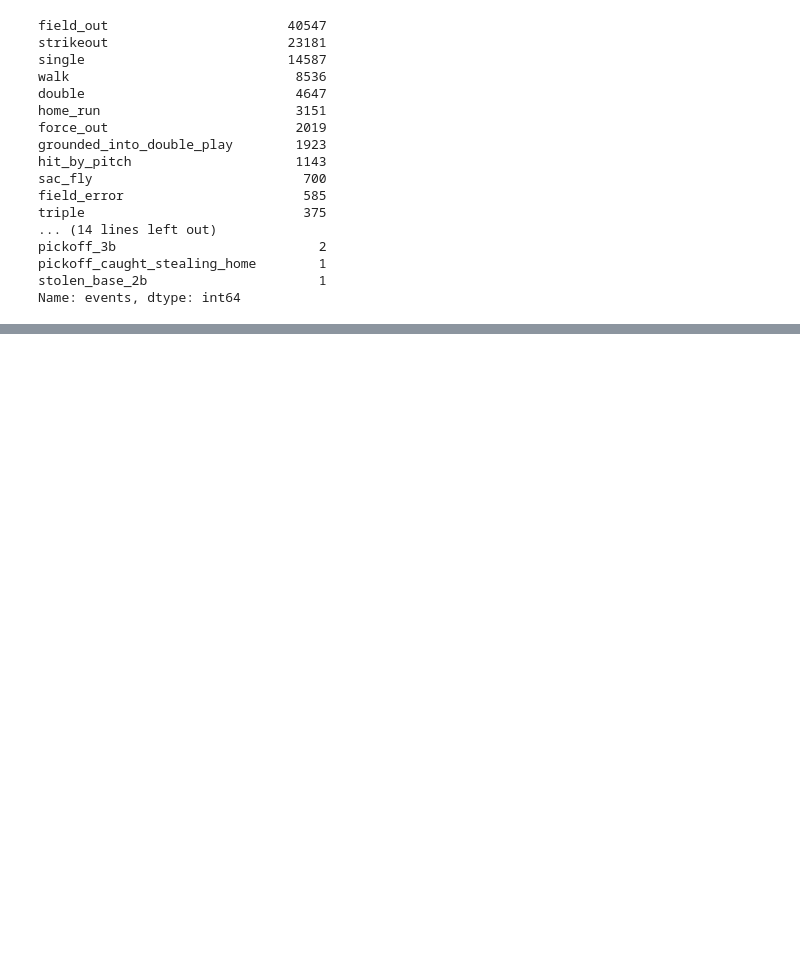
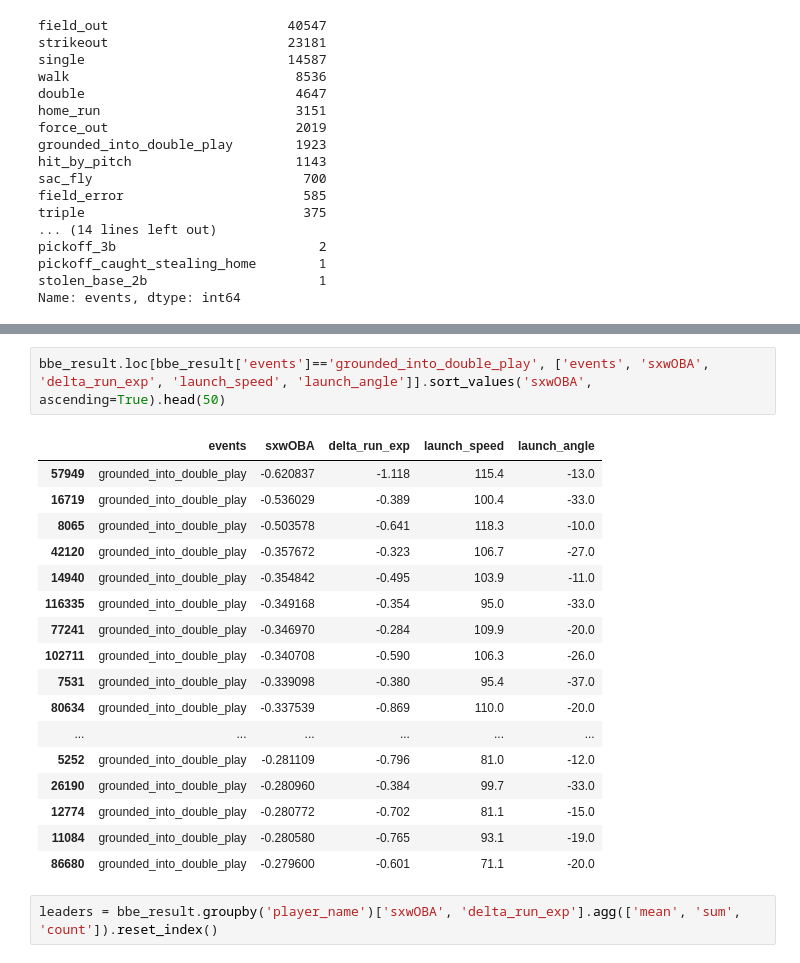
Before and after one commit to sam-walsh/sxwOBA, a Jupyter notebook: notebooks/run_values.ipynb, the cells around one changed output, grey strips where cells are left out. Drawn from its saved outputs; the diff is of its cells as text; blank space fills up the shorter version.

```diff
--- a/notebooks/run_values.ipynb
+++ b/notebooks/run_values.ipynb
@@ -30,0 +282,22 @@ df.loc[df['description']=='hit_into_play', 'events'].value_counts()
+# %%
+bbe_result.loc[bbe_result['events']=='grounded_into_double_play', ['events', 'sxwOBA', 'delta_run_exp', 'launch_speed', 'launch_angle']].sort_values('sxwOBA', ascending=True).head(50)
+# %% [output]
+|  | events | sxwOBA | delta_run_exp | launch_speed | launch_angle |
+| 57949 | grounded_into_double_play | -0.620837 | -1.118 | 115.4 | -13.0 |
+| 16719 | grounded_into_double_play | -0.536029 | -0.389 | 100.4 | -33.0 |
+| 8065 | grounded_into_double_play | -0.503578 | -0.641 | 118.3 | -10.0 |
+| 42120 | grounded_into_double_play | -0.357672 | -0.323 | 106.7 | -27.0 |
+| 14940 | grounded_into_double_play | -0.354842 | -0.495 | 103.9 | -11.0 |
+| 116335 | grounded_into_double_play | -0.349168 | -0.354 | 95.0 | -33.0 |
+| 77241 | grounded_into_double_play | -0.346970 | -0.284 | 109.9 | -20.0 |
+| 102711 | grounded_into_double_play | -0.340708 | -0.590 | 106.3 | -26.0 |
+| 7531 | grounded_into_double_play | -0.339098 | -0.380 | 95.4 | -37.0 |
+| 80634 | grounded_into_double_play | -0.337539 | -0.869 | 110.0 | -20.0 |
+| ... | ... | ... | ... | ... | ... |
+| 5252 | grounded_into_double_play | -0.281109 | -0.796 | 81.0 | -12.0 |
+| 26190 | grounded_into_double_play | -0.280960 | -0.384 | 99.7 | -33.0 |
+| 12774 | grounded_into_double_play | -0.280772 | -0.702 | 81.1 | -15.0 |
+| 11084 | grounded_into_double_play | -0.280580 | -0.765 | 93.1 | -19.0 |
+| 86680 | grounded_into_double_play | -0.279600 | -0.601 | 71.1 | -20.0 |
+# %%
+leaders = bbe_result.groupby('player_name')['sxwOBA', 'delta_run_exp'].agg(['mean', 'sum', 'count']).reset_index()
```
Also changed, not shown: parts of 18 cells of this notebook, 1 other file.
